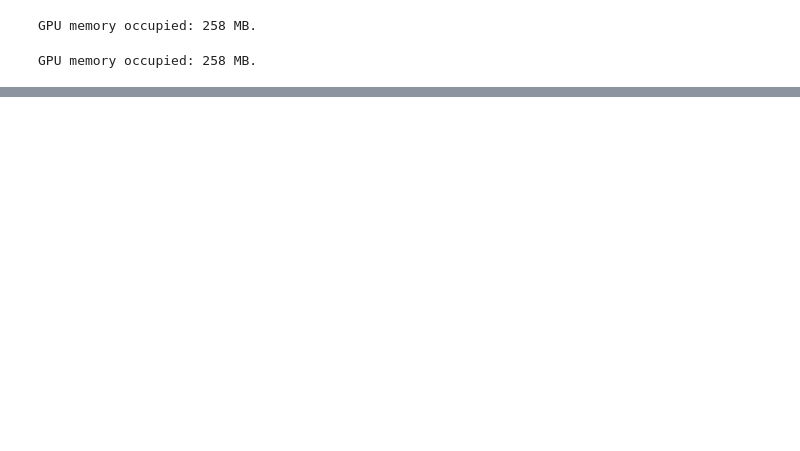
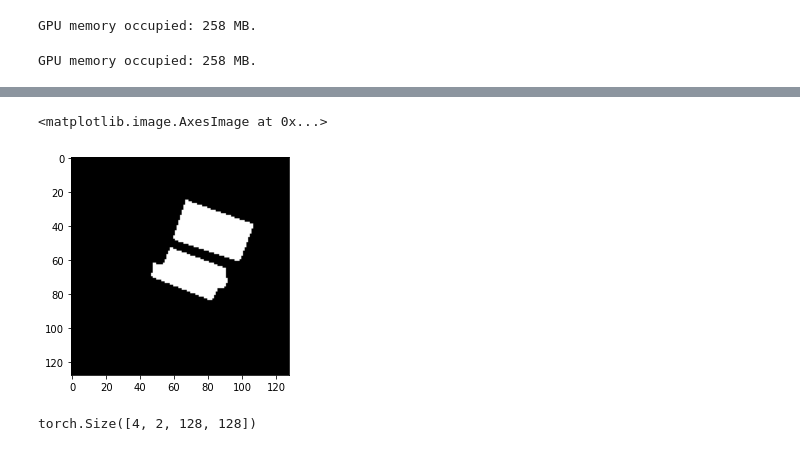
Before and after one commit to vahidmir2023/change-detection-unet-cotnet, a Jupyter notebook: train.ipynb, the cells around one changed output, grey strips where cells are left out. Cells and saved outputs as stored; diff of their text form; code cells hidden in the pictures; blank space fills up the shorter version.

```diff
--- a/train.ipynb
+++ b/train.ipynb
@@ -151,0 +308,5 @@ RuntimeError: Sizes of tensors must match except in dimension 1. Expected size 3
+# %%
+plt.imshow(labels[1,1,:,:].detach().cpu().numpy(), cmap="gray")
+# %% [output]
+<matplotlib.image.AxesImage at 0x...>
+[figure, added]
@@ -151,0 +315,4 @@ RuntimeError: Sizes of tensors must match except in dimension 1. Expected size 3
+# %%
+outputs.shape
+# %% [output]
+torch.Size([4, 2, 128, 128])
```
Also changed, not shown: parts of 29 cells of this notebook.
